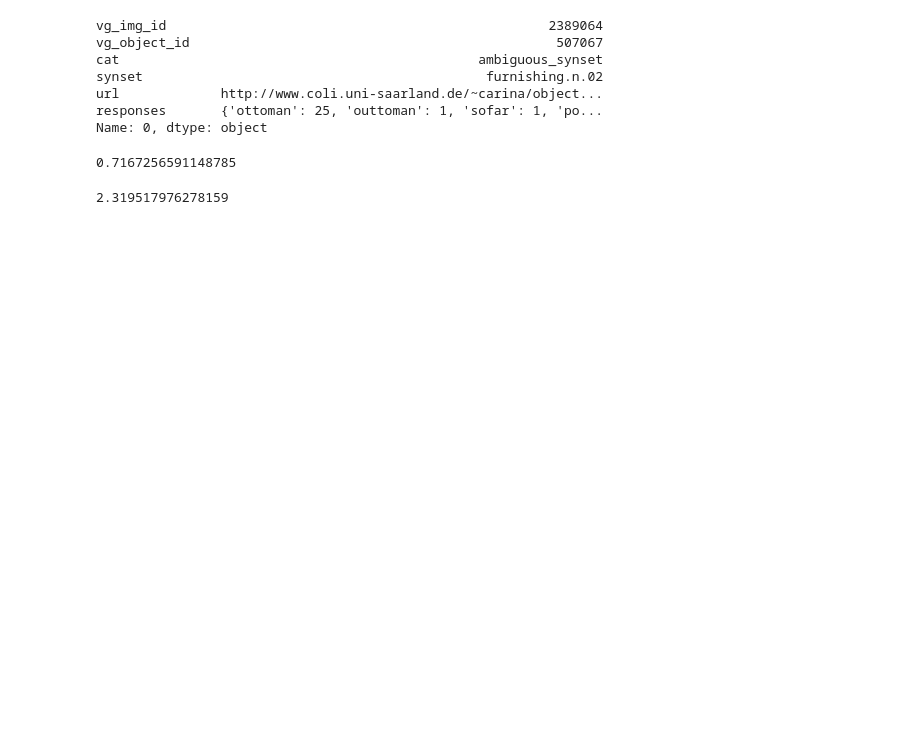
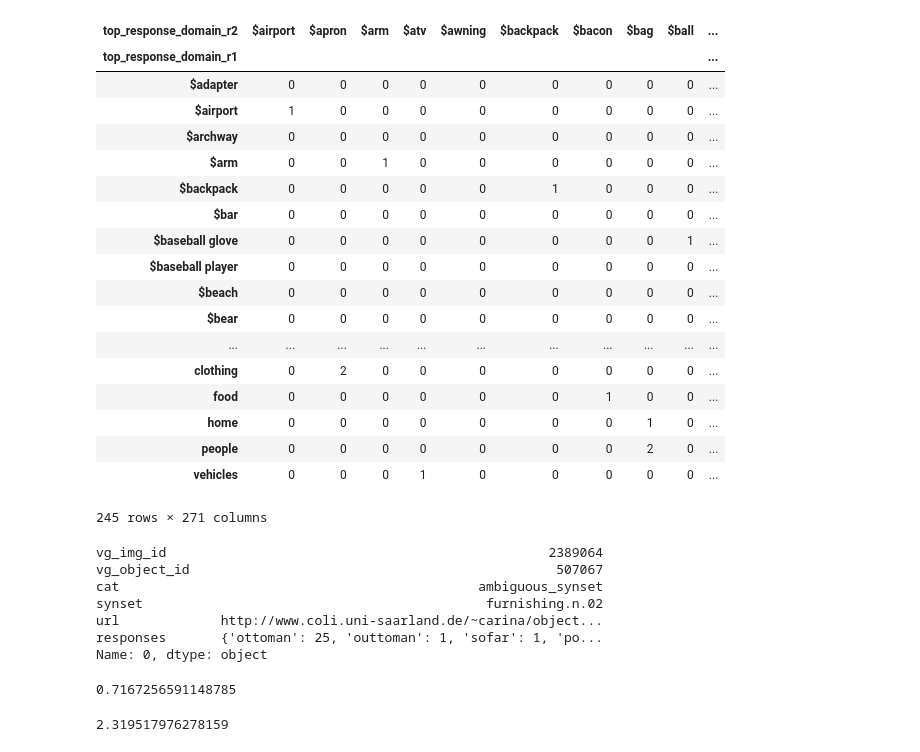
Before and after one commit to sinazarriess/many_names_collection, a Jupyter notebook: analysis/explore.ipynb, the cells around one changed output. Cells and saved outputs as stored; diff of their text form; code cells hidden in the pictures; blank space fills up the shorter version.

```diff
--- a/analysis/explore.ipynb
+++ b/analysis/explore.ipynb
@@ -6,3 +6,4 @@ import json
 import sys
 from collections import Counter
 import numpy as np
+pd.set_option('max_colwidth',200)
@@ -41,0 +10,2 @@ rdf
+# %%
+df = pd.read_csv('all_responses_round0-3_cleaned.csv',sep="\t")
@@ -42,3 +43,25 @@ rdf
+# %%
+pd.crosstab(df.top_response_domain_r1,df.top_response_domain_r2)
+# %% [output]
+| top_response_domain_r2 | $airport | $apron | $arm | $atv | $awning | $backpack | $bacon | $bag | $ball | ... |
+| top_response_domain_r1 |  |  |  |  |  |  |  |  |  | ... |
+| $adapter | 0 | 0 | 0 | 0 | 0 | 0 | 0 | 0 | 0 | ... |
+| $airport | 1 | 0 | 0 | 0 | 0 | 0 | 0 | 0 | 0 | ... |
+| $archway | 0 | 0 | 0 | 0 | 0 | 0 | 0 | 0 | 0 | ... |
+| $arm | 0 | 0 | 1 | 0 | 0 | 0 | 0 | 0 | 0 | ... |
+| $backpack | 0 | 0 | 0 | 0 | 0 | 1 | 0 | 0 | 0 | ... |
+| $bar | 0 | 0 | 0 | 0 | 0 | 0 | 0 | 0 | 0 | ... |
+| $baseball glove | 0 | 0 | 0 | 0 | 0 | 0 | 0 | 0 | 1 | ... |
+| $baseball player | 0 | 0 | 0 | 0 | 0 | 0 | 0 | 0 | 0 | ... |
+| $beach | 0 | 0 | 0 | 0 | 0 | 0 | 0 | 0 | 0 | ... |
+| $bear | 0 | 0 | 0 | 0 | 0 | 0 | 0 | 0 | 0 | ... |
+| ... | ... | ... | ... | ... | ... | ... | ... | ... | ... | ... |
+| clothing | 0 | 2 | 0 | 0 | 0 | 0 | 0 | 0 | 0 | ... |
+| food | 0 | 0 | 0 | 0 | 0 | 0 | 1 | 0 | 0 | ... |
+| home | 0 | 0 | 0 | 0 | 0 | 0 | 0 | 1 | 0 | ... |
+| people | 0 | 0 | 0 | 0 | 0 | 0 | 0 | 2 | 0 | ... |
+| vehicles | 0 | 0 | 0 | 1 | 0 | 0 | 0 | 0 | 0 | ... |
+245 rows × 271 columns
 # %%
 def snodgrass_agreement(rdict,singletons=False):
 
```
Also changed, not shown: parts of 6 cells of this notebook, 7 other files.
